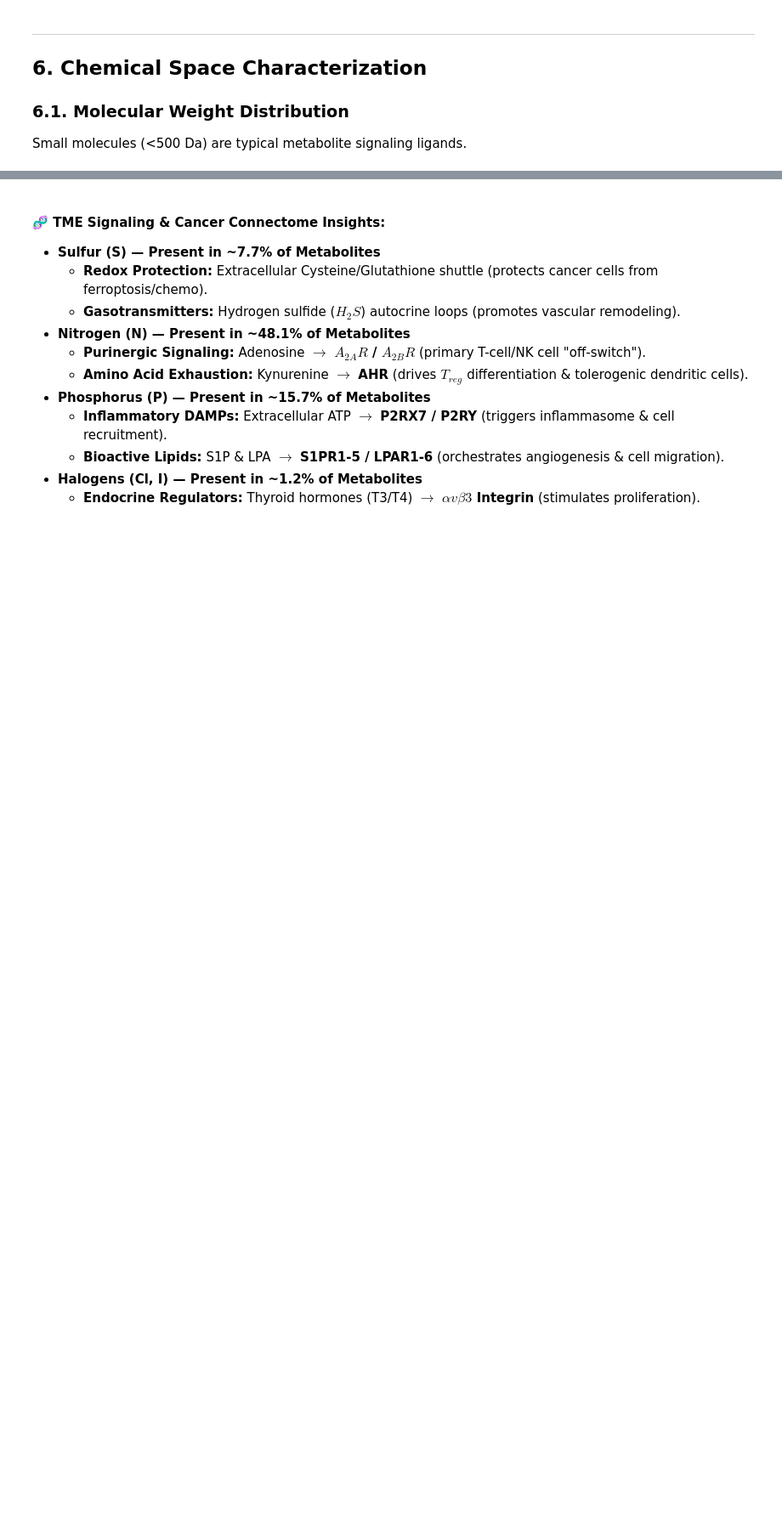
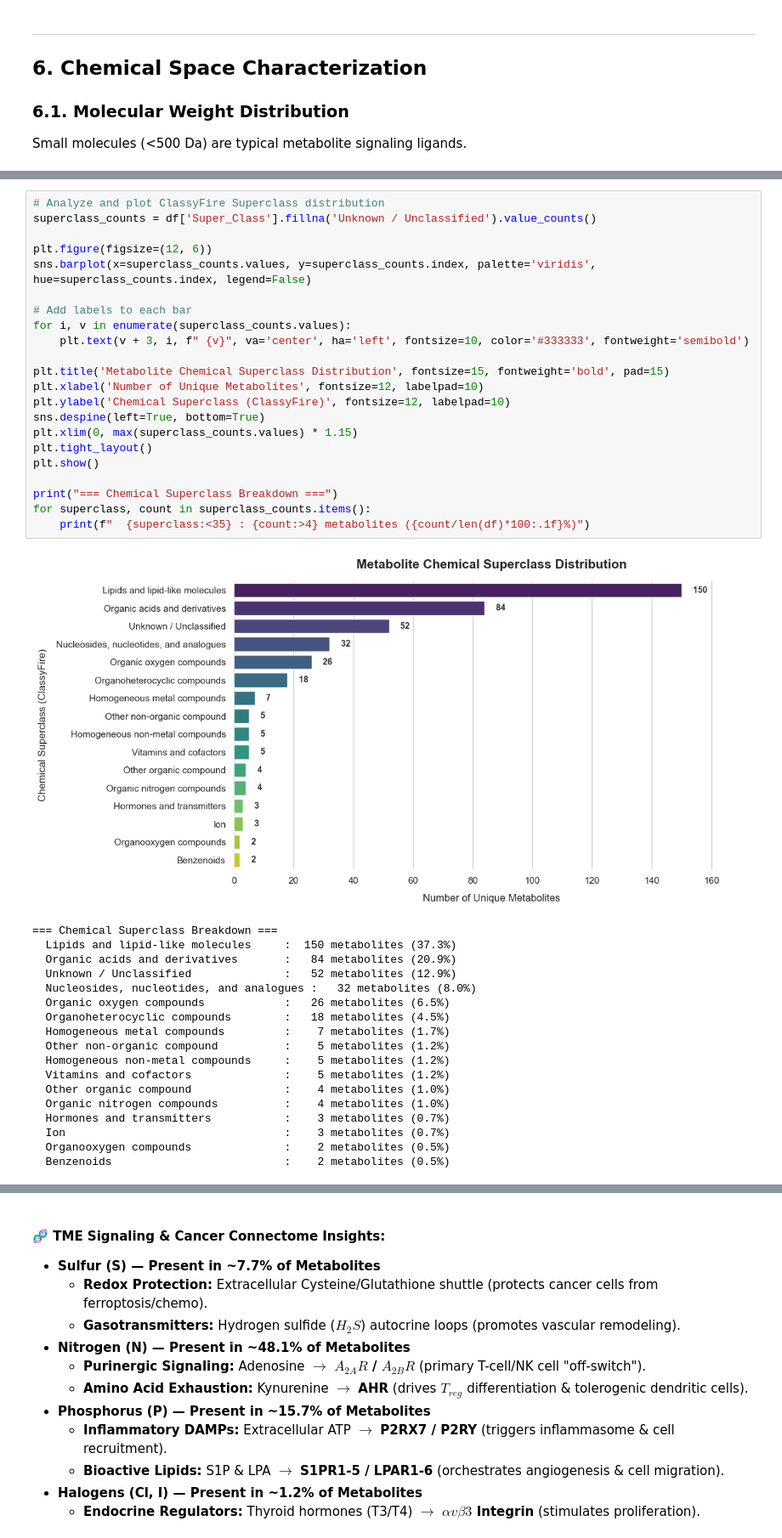
Before and after one commit to sakuramaezonoYCU/metabConnectomeDB, a Jupyter notebook: scripts/unique_metab_data_exploration.ipynb, the cells around one changed output, grey strips where cells are left out. Shown at 85% size. Cells and saved outputs as stored; diff of their text form; blank space fills up the shorter version.

```diff
--- a/scripts/unique_metab_data_exploration.ipynb
+++ b/scripts/unique_metab_data_exploration.ipynb
@@ -234,0 +240,41 @@ print(f'→ Range: {masses.min():.1f} – {masses.max():.1f} Da')
+# %%
+# Analyze and plot ClassyFire Superclass distribution
+superclass_counts = df['Super_Class'].fillna('Unknown / Unclassified').value_counts()
+
+plt.figure(figsize=(12, 6))
+sns.barplot(x=superclass_counts.values, y=superclass_counts.index, palette='viridis', hue=superclass_counts.index, legend=False)
+
+# Add labels to each bar
+for i, v in enumerate(superclass_counts.values):
+    plt.text(v + 3, i, f" {v}", va='center', ha='left', fontsize=10, color='#333333', fontweight='semibold')
+
+plt.title('Metabolite Chemical Superclass Distribution', fontsize=15, fontweight='bold', pad=15)
+plt.xlabel('Number of Unique Metabolites', fontsize=12, labelpad=10)
+plt.ylabel('Chemical Superclass (ClassyFire)', fontsize=12, labelpad=10)
+sns.despine(left=True, bottom=True)
+plt.xlim(0, max(superclass_counts.values) * 1.15)
+plt.tight_layout()
+plt.show()
+
+print("=== Chemical Superclass Breakdown ===")
+for superclass, count in superclass_counts.items():
+    print(f"  {superclass:<35} : {count:>4} metabolites ({count/len(df)*100:.1f}%)")
+# %% [output]
+[figure, added]
+=== Chemical Superclass Breakdown ===
+  Lipids and lipid-like molecules     :  150 metabolites (37.3%)
+  Organic acids and derivatives       :   84 metabolites (20.9%)
+  Unknown / Unclassified              :   52 metabolites (12.9%)
+  Nucleosides, nucleotides, and analogues :   32 metabolites (8.0%)
+  Organic oxygen compounds            :   26 metabolites (6.5%)
+  Organoheterocyclic compounds        :   18 metabolites (4.5%)
+  Homogeneous metal compounds         :    7 metabolites (1.7%)
+  Other non-organic compound          :    5 metabolites (1.2%)
+  Homogeneous non-metal compounds     :    5 metabolites (1.2%)
+  Vitamins and cofactors              :    5 metabolites (1.2%)
+  Other organic compound              :    4 metabolites (1.0%)
+  Organic nitrogen compounds          :    4 metabolites (1.0%)
+  Hormones and transmitters           :    3 metabolites (0.7%)
+  Ion                                 :    3 metabolites (0.7%)
+  Organooxygen compounds              :    2 metabolites (0.5%)
+  Benzenoids                          :    2 metabolites (0.5%)
```
Also changed, not shown: parts of 25 cells of this notebook, 2 other files.
